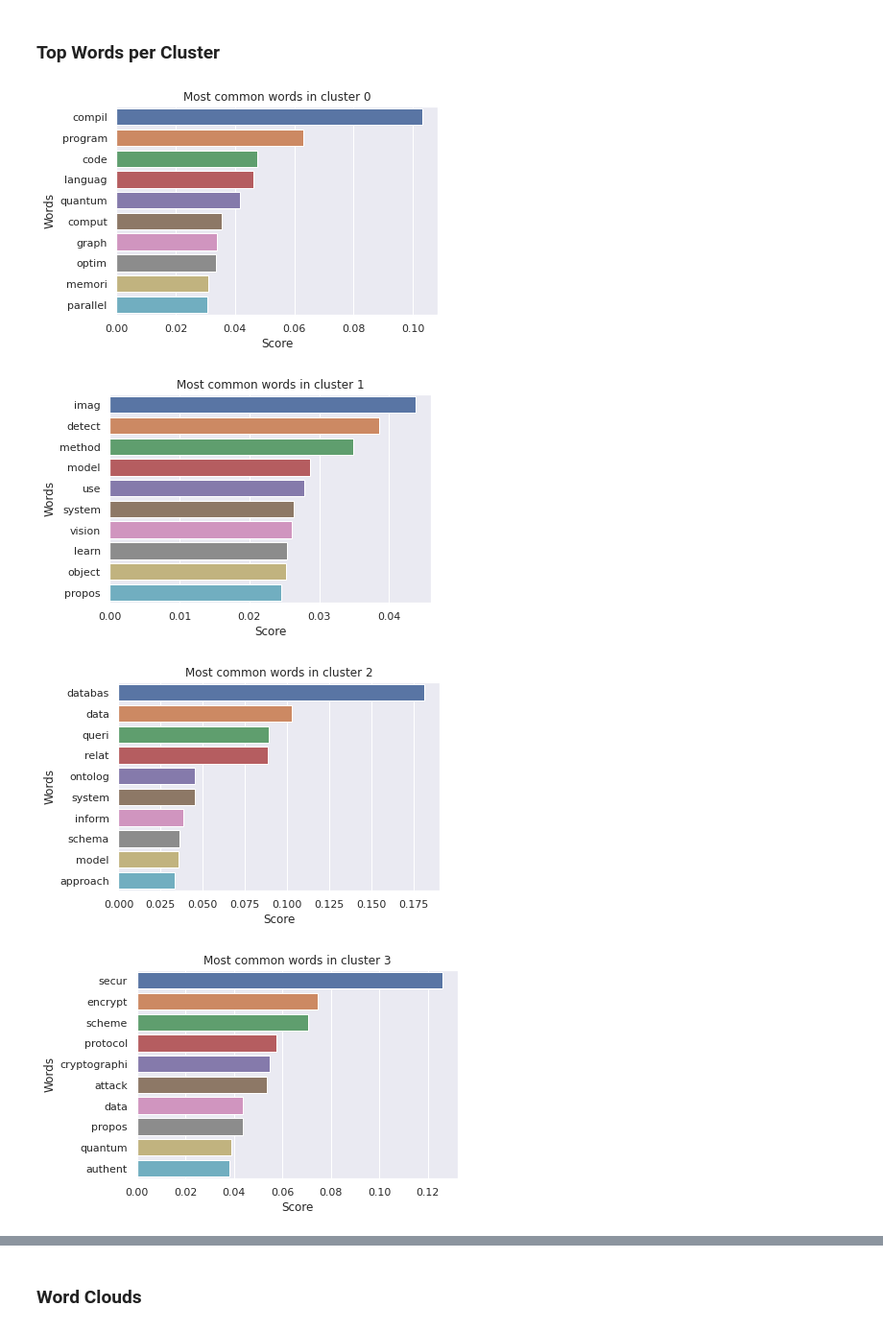
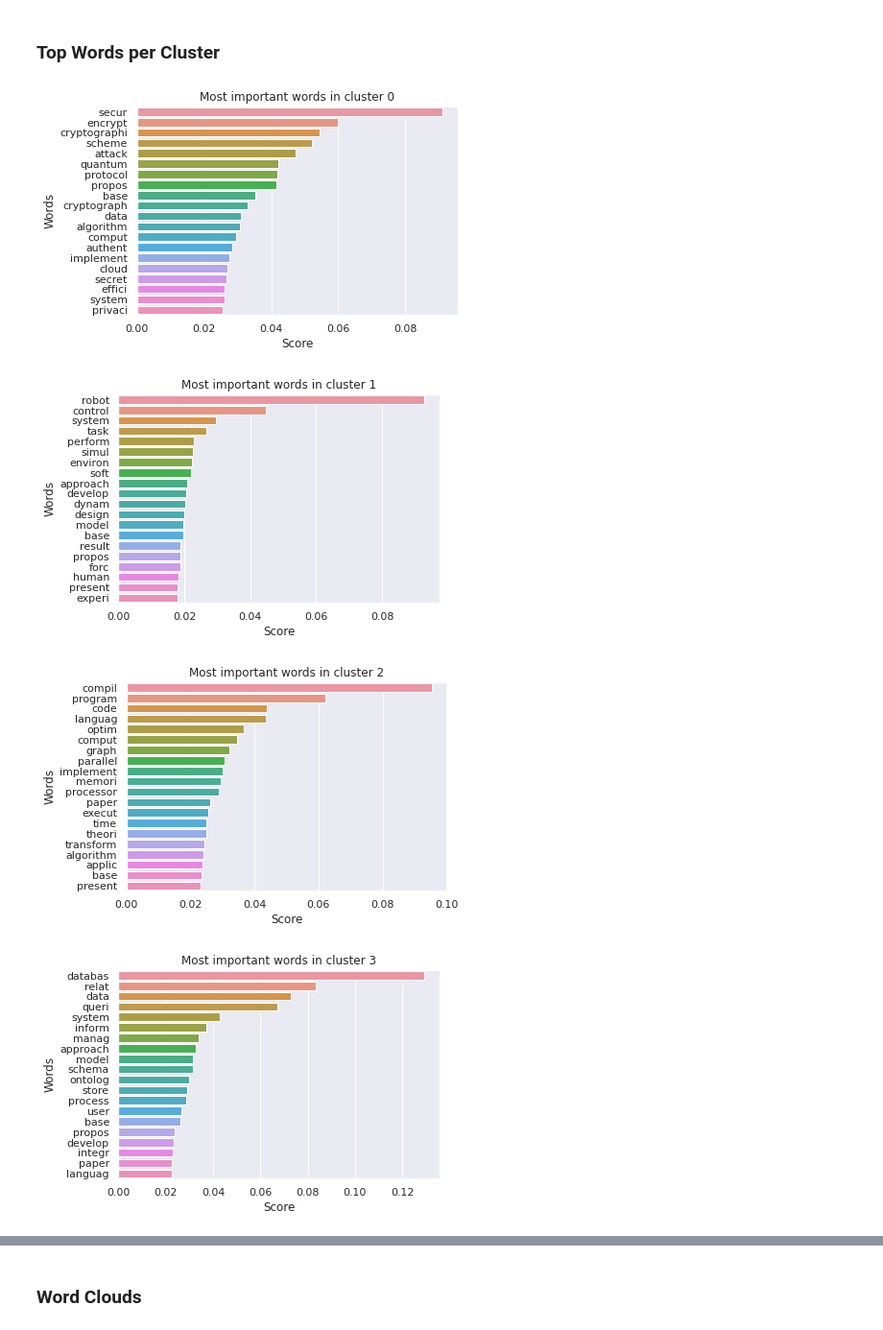
Before and after one commit to bronemos/dm-project, a Jupyter notebook: dm-project.ipynb, the cells around one changed output, grey strips where cells are left out. Shown at 96% size. Saved outputs shown, nothing was run; the diff lists cells and outputs as text; code cells hidden in the pictures.

```diff
--- a/dm-project.ipynb
+++ b/dm-project.ipynb
@@ -73,10 +73,10 @@ df
 # %%
 def clean_lem(words):
     lem = WordNetLemmatizer()
-    tokens = [lem.lemmatize(word) for word in words if word not in stopwords.words("english") and len(word) > 3]
+    tokens = [lem.lemmatize(word) for word in words]
     return " ".join(tokens)
 
-def clean_stem(words):
-    snowball_stemmer = SnowballStemmer(language="english")
-    stems = [snowball_stemmer.stem(word) for word in words if word not in stopwords.words("english") and len(word) > 3]
+def clean_stem(doc):
+    snowball_stemmer = SnowballStemmer(language="english", ignore_stopwords=True)
+    stems = [snowball_stemmer.stem(word) for word in doc.split() if len(word) > 3]
     return " ".join(stems)
@@ -99,0 +83,7 @@ df
+# %%
+df["docs"] = df["docs"].apply(lambda x: clean_stem(x))
+df["docs"] = df["docs"].apply(lambda x: re.sub(r" +", " ", x)) # remove extra spaces
+
+common_words = ["use"]
+df["docs"] = df["docs"].apply(lambda x: " ".join([word for word in x.split() if word not in common_words]))
+df
@@ -100,7 +104,7 @@ df
 # %% [markdown]
 ### Vectorizing
 # %%
-vectorizer = TfidfVectorizer()
+vectorizer = TfidfVectorizer(norm="l1", sublinear_tf=True)
 vectorized = preprocessing.normalize(vectorizer.fit_transform(df["docs"]))
 tf_idf = pd.DataFrame(data=vectorized.toarray(), columns=vectorizer.get_feature_names())
 # %% [markdown]
@@ -180,14 +184,14 @@ def plot_top_words(tf_idf, preds, top_n):
         words = vectorizer.get_feature_names()
         top_words = [(words[i], scores[i]) for i in sorted_indices]
         df = pd.DataFrame(top_words, columns=["Words", "Score"])
-        plt.title(f"Most common words in cluster {label}")
+        plt.title(f"Most important words in cluster {label}")
         sns.barplot(x="Score", y="Words", orient="h", data=df[:top_n])
         plt.savefig(f"top_n_{label}")
         plt.show()
 # %%
-plot_top_words(tf_idf.to_numpy(), kmeans_preds, 10)
+plot_top_words(tf_idf.to_numpy(), kmeans_preds, 20)
 # %% [output]
-[figure, old version]
+[figure, new version]
-[figure, old version]
+[figure, new version]
-[figure, old version]
+[figure, new version]
-[figure, old version]
+[figure, new version]
```
Also changed, not shown: parts of 14 cells of this notebook, 1 other file.
